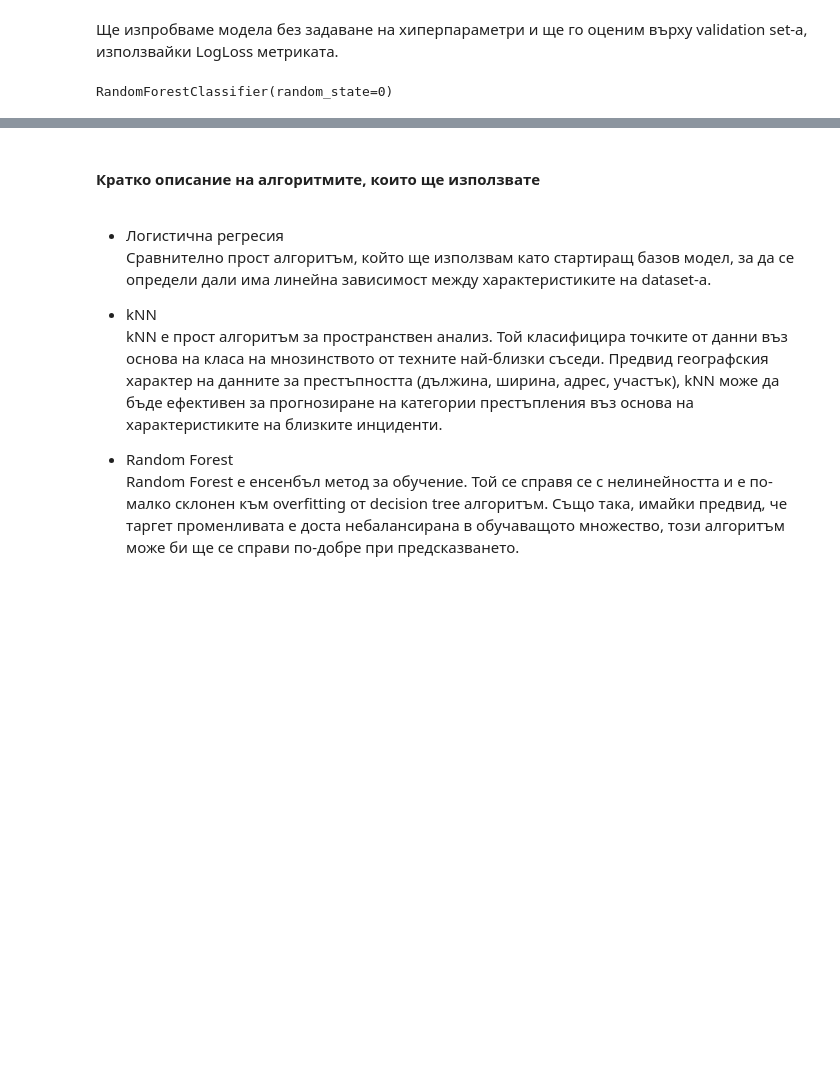
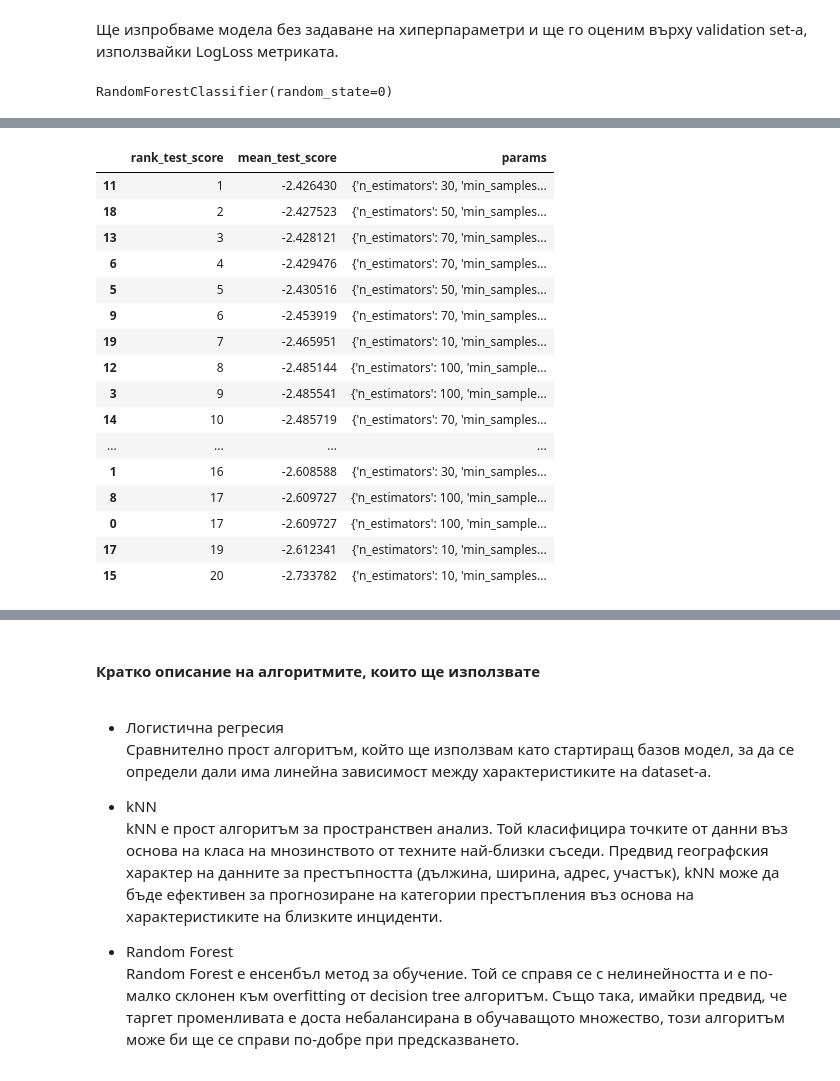
Before and after one commit to RayaSimeonova/crime-classification, a Jupyter notebook: project_description.ipynb, the cells around one changed output, grey strips where cells are left out. Drawn from its saved outputs; the diff is of its cells as text; code cells hidden in the pictures; blank space fills up the shorter version.

```diff
--- a/project_description.ipynb
+++ b/project_description.ipynb
@@ -491,3 +547,17 @@ data['HourRange'] = LabelEncoder().fit_transform(data['HourRange'])
+# %%
+from sklearn.model_selection import GridSearchCV, RandomizedSearchCV
+
+
+def randomized_search_results(param_grid, n_iter, model, X, y):
+    # Create GridSearchCV object
+    # grid_search = GridSearchCV(estimator=model, param_grid=param_grid, scoring='neg_log_loss', cv=3, verbose=1)
+    random_search = RandomizedSearchCV(estimator=model, param_distributions=param_grid, scoring='neg_log_loss', n_iter=n_iter, cv=3, random_state=42)
+
+    # Fit the grid search to the data
+    random_search.fit(X, y)
+
+    # Display the results
+    return pd.DataFrame(random_search.cv_results_)[['rank_test_score', 'mean_test_score', 'params']].sort_values(by='rank_test_score').head(n_iter)
 # %% [markdown]
 Ще изпробваме модела без задаване на хиперпараметри и ще го оценим върху validation set-а, използвайки LogLoss метриката.
 # %%
@@ -573,0 +877,31 @@ Fitting 3 folds for each of 35 candidates, totalling 105 fits
+# %%
+param_grid = {
+    'n_estimators': [10, 30, 50, 70, 100],
+    'max_depth': [2, 4, 6, 8, 10, 12, 15, 20],
+    'min_samples_split': [2, 5, 10, 20, 50, 100],
+}
+
+# del X_val, y_val
+model = RandomForestClassifier(random_state=0)
+
+# Display the results
+results = randomized_search_results(param_grid, 20, model, X_train, y_train)
+results
+# %% [output]
+|  | rank_test_score | mean_test_score | params |
+| 11 | 1 | -2.426430 | {'n_estimators': 30, 'min_samples... |
+| 18 | 2 | -2.427523 | {'n_estimators': 50, 'min_samples... |
+| 13 | 3 | -2.428121 | {'n_estimators': 70, 'min_samples... |
+| 6 | 4 | -2.429476 | {'n_estimators': 70, 'min_samples... |
+| 5 | 5 | -2.430516 | {'n_estimators': 50, 'min_samples... |
+| 9 | 6 | -2.453919 | {'n_estimators': 70, 'min_samples... |
+| 19 | 7 | -2.465951 | {'n_estimators': 10, 'min_samples... |
+| 12 | 8 | -2.485144 | {'n_estimators': 100, 'min_sample... |
+| 3 | 9 | -2.485541 | {'n_estimators': 100, 'min_sample... |
+| 14 | 10 | -2.485719 | {'n_estimators': 70, 'min_samples... |
+| ... | ... | ... | ... |
+| 1 | 16 | -2.608588 | {'n_estimators': 30, 'min_samples... |
+| 8 | 17 | -2.609727 | {'n_estimators': 100, 'min_sample... |
+| 0 | 17 | -2.609727 | {'n_estimators': 100, 'min_sample... |
+| 17 | 19 | -2.612341 | {'n_estimators': 10, 'min_samples... |
+| 15 | 20 | -2.733782 | {'n_estimators': 10, 'min_samples... |
```
Also changed, not shown: parts of 61 cells of this notebook.
